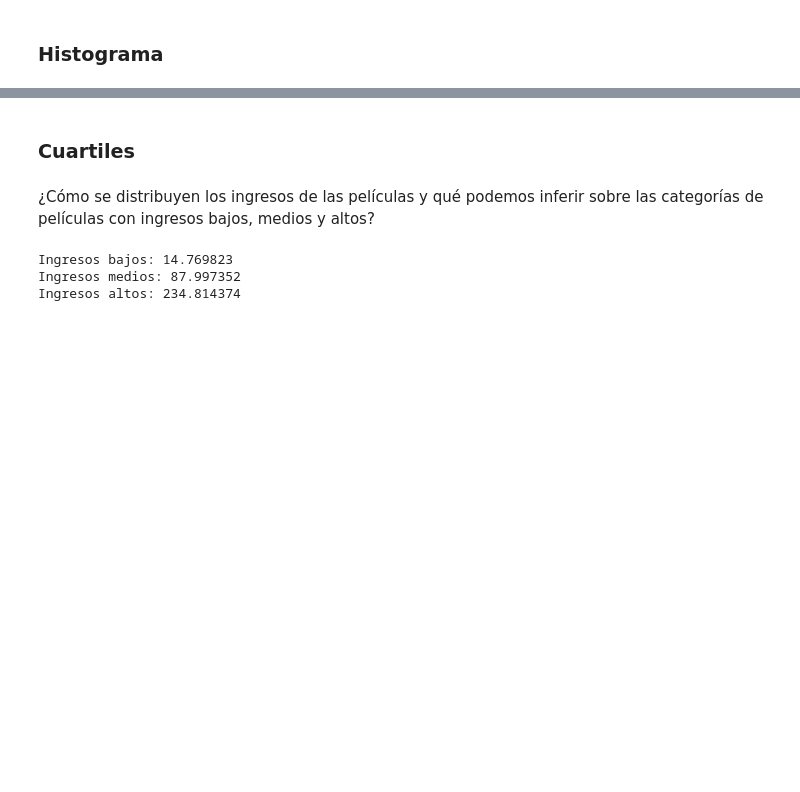
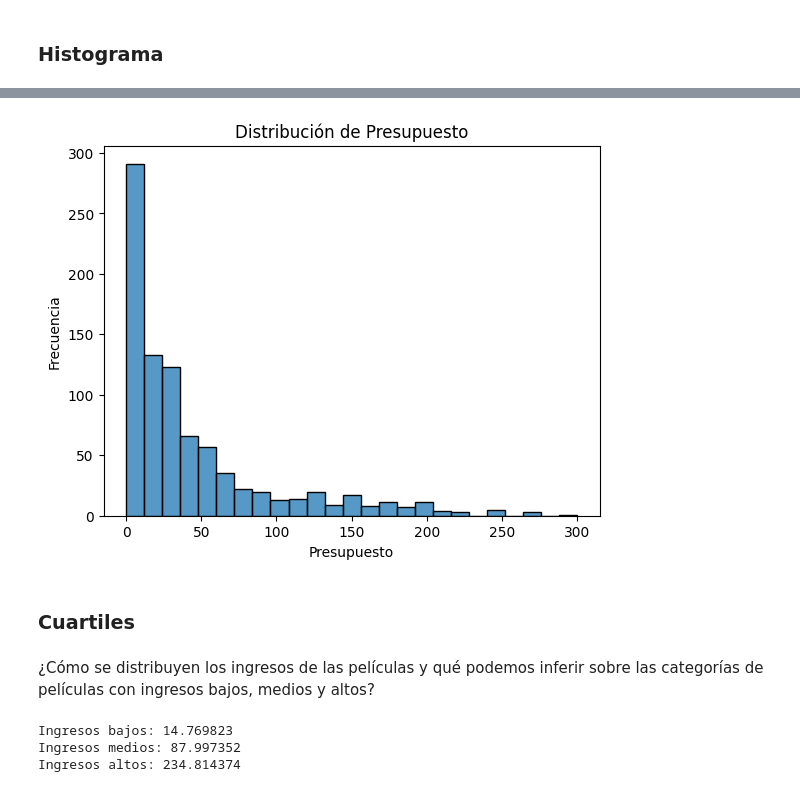
Before and after one commit to hfelizzola/Curso-Fundamentos-Ciencia-de-Datos-Fontebo, a Jupyter notebook: 3_Python_Análisis_Exploratorio_de_Datos.ipynb, the cells around one changed output, grey strips where cells are left out. Saved outputs shown, nothing was run; the diff lists cells and outputs as text; code cells hidden in the pictures; blank space fills up the shorter version.

```diff
--- a/3_Python_Análisis_Exploratorio_de_Datos.ipynb
+++ b/3_Python_Análisis_Exploratorio_de_Datos.ipynb
@@ -293,3 +446,12 @@ plt.show()
+# %%
+# Distribución de los presupuestos
+sns.histplot(datos['presupuesto'], bins=25)
+plt.xlabel('Presupuesto')
+plt.ylabel('Frecuencia')
+plt.title('Distribución de Presupuesto')
+plt.show()
+# %% [output]
+[figure, added]
 # %% [markdown]
 ### Cuartiles
 # %% [markdown]
```
Also changed, not shown: parts of 47 cells of this notebook.
